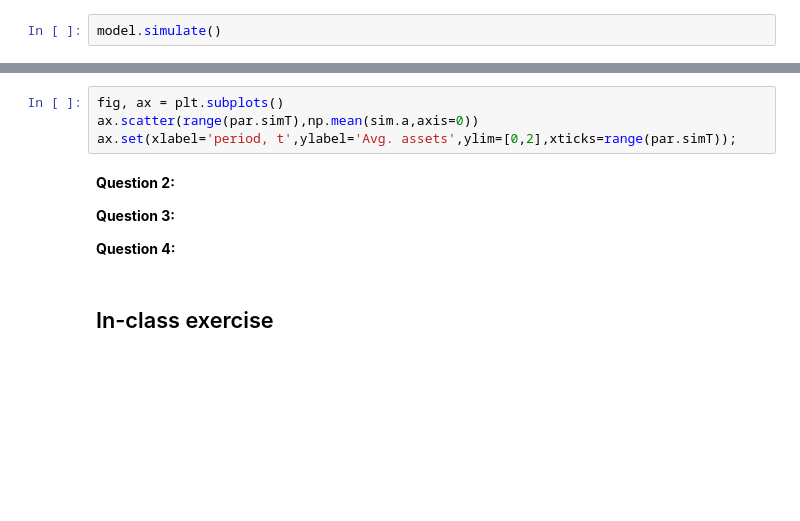
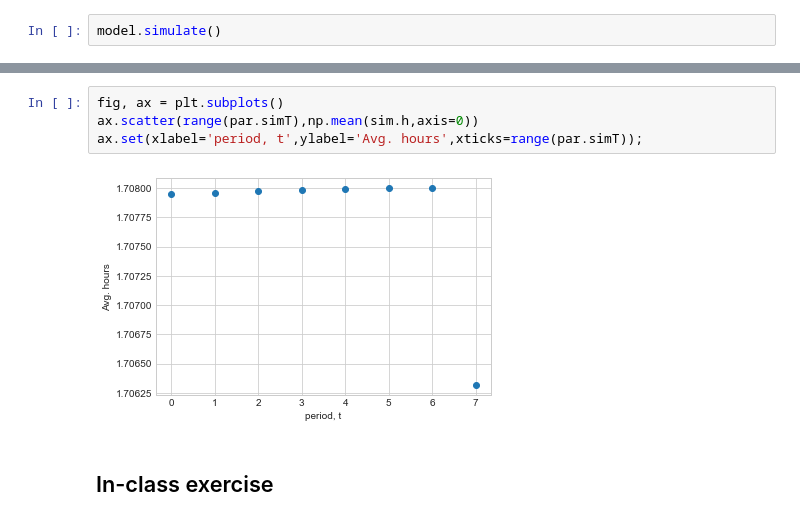
Before and after one commit to ThomasHJorgensen/HouseholdBehaviorCourse, a Jupyter notebook: 04/01. Dynamic Labor Model.ipynb, the cells around one changed output, grey strips where cells are left out. Drawn from its saved outputs; the diff is of its cells as text; blank space fills up the shorter version.

```diff
--- a/04/01. Dynamic Labor Model.ipynb
+++ b/04/01. Dynamic Labor Model.ipynb
@@ -133,13 +154,9 @@ ax.set(xlabel='period, t',ylabel='Avg. consumption',ylim=[0,2],xticks=range(par.
 # %%
 fig, ax = plt.subplots()
-ax.scatter(range(par.simT),np.mean(sim.a,axis=0))
-ax.set(xlabel='period, t',ylabel='Avg. assets',ylim=[0,2],xticks=range(par.simT));
+ax.scatter(range(par.simT),np.mean(sim.h,axis=0))
+ax.set(xlabel='period, t',ylabel='Avg. hours',xticks=range(par.simT));
+# %% [output]
+[figure, added]
-# %% [markdown]
-**Question 2:**
-
-**Question 3:**
-
-**Question 4:**
 # %% [markdown]
 ## In-class exercise
 # %% [markdown]
```
Also changed, not shown: parts of 27 cells of this notebook, 2 other files.
